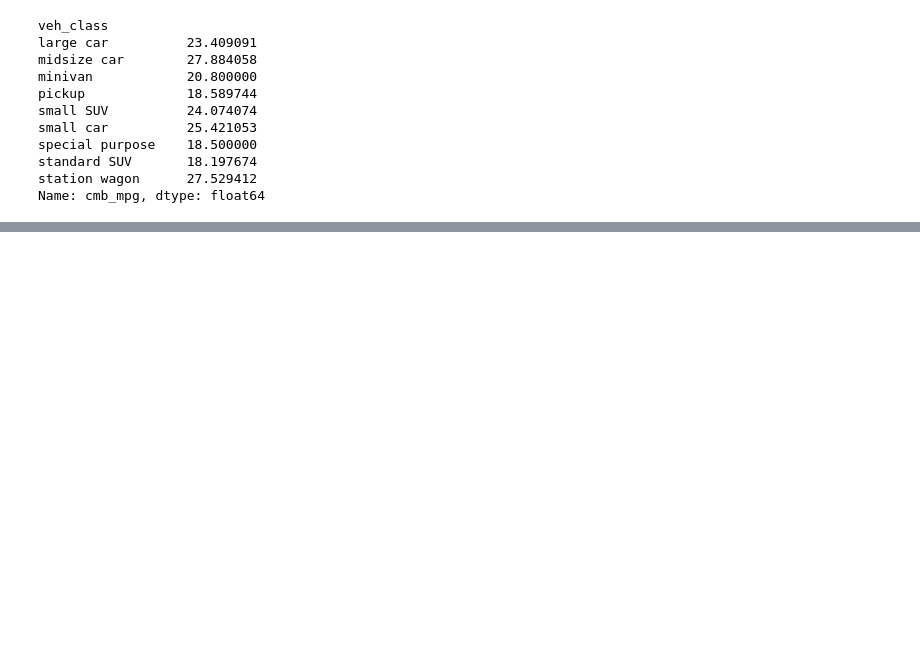
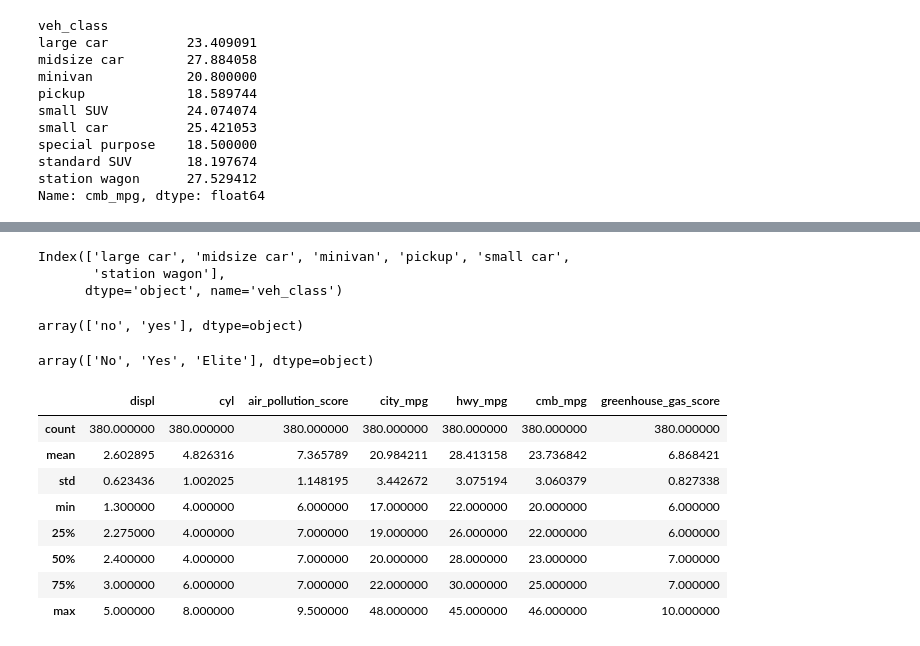
Before and after one commit to mohuma/DAND_data-analysis, a Jupyter notebook: Case Study 2/CaseStudy2.ipynb, the cells around one changed output, grey strips where cells are left out. Saved outputs shown, nothing was run; the diff lists cells and outputs as text; code cells hidden in the pictures; blank space fills up the shorter version.

```diff
--- a/Case Study 2/CaseStudy2.ipynb
+++ b/Case Study 2/CaseStudy2.ipynb
@@ -709,0 +779,28 @@ Name: cmb_mpg, dtype: float64
+# %%
+inc.index
+# %% [output]
+Index(['large car', 'midsize car', 'minivan', 'pickup', 'small car',
+       'station wagon'],
+      dtype='object', name='veh_class')
+# %%
+df_08.smartway.unique()
+# %% [output]
+array(['no', 'yes'], dtype=object)
+# %%
+df_18.smartway.unique()
+# %% [output]
+array(['No', 'Yes', 'Elite'], dtype=object)
+# %%
+smart_08 = df_08.query('smartway == "yes"')
+# %%
+smart_08.describe()
+# %% [output]
+|  | displ | cyl | air_pollution_score | city_mpg | hwy_mpg | cmb_mpg | greenhouse_gas_score |
+| count | 380.000000 | 380.000000 | 380.000000 | 380.000000 | 380.000000 | 380.000000 | 380.000000 |
+| mean | 2.602895 | 4.826316 | 7.365789 | 20.984211 | 28.413158 | 23.736842 | 6.868421 |
+| std | 0.623436 | 1.002025 | 1.148195 | 3.442672 | 3.075194 | 3.060379 | 0.827338 |
+| min | 1.300000 | 4.000000 | 6.000000 | 17.000000 | 22.000000 | 20.000000 | 6.000000 |
+| 25% | 2.275000 | 4.000000 | 7.000000 | 19.000000 | 26.000000 | 22.000000 | 6.000000 |
+| 50% | 2.400000 | 4.000000 | 7.000000 | 20.000000 | 28.000000 | 23.000000 | 7.000000 |
+| 75% | 3.000000 | 6.000000 | 7.000000 | 22.000000 | 30.000000 | 25.000000 | 7.000000 |
+| max | 5.000000 | 8.000000 | 9.500000 | 48.000000 | 45.000000 | 46.000000 | 10.000000 |
```
Also changed, not shown: parts of 29 cells of this notebook, 3 other files.
